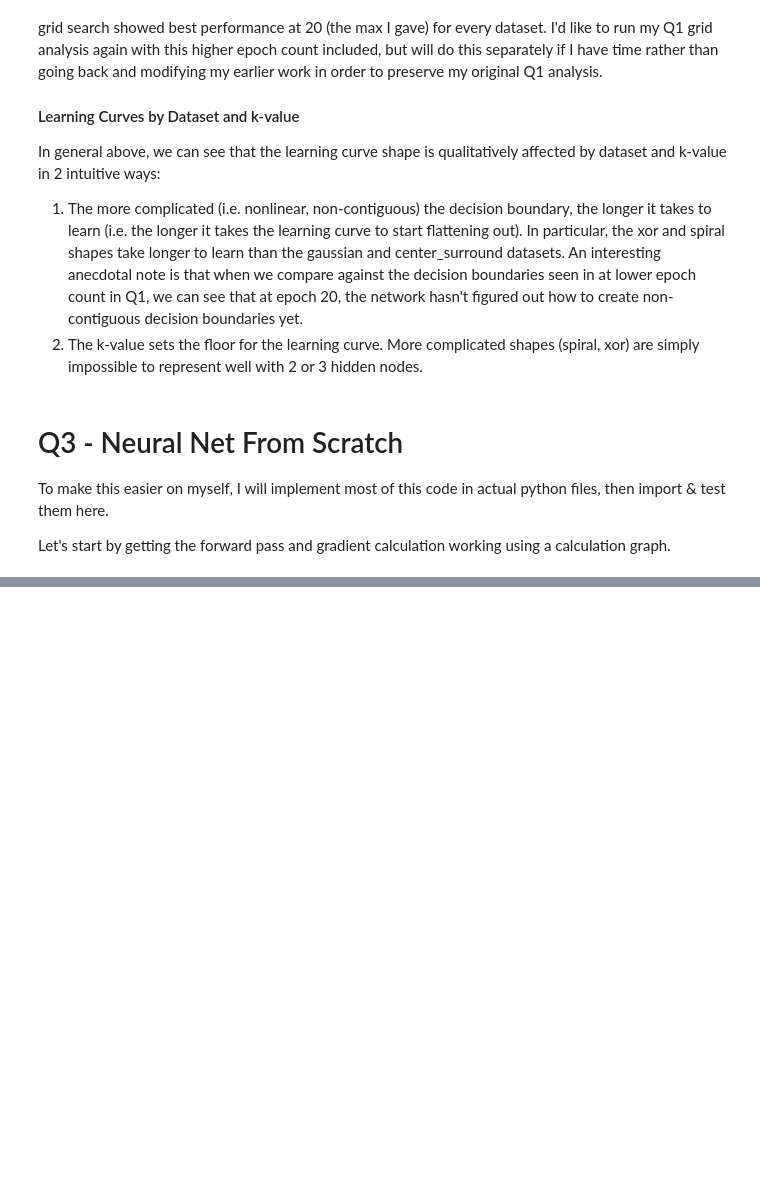
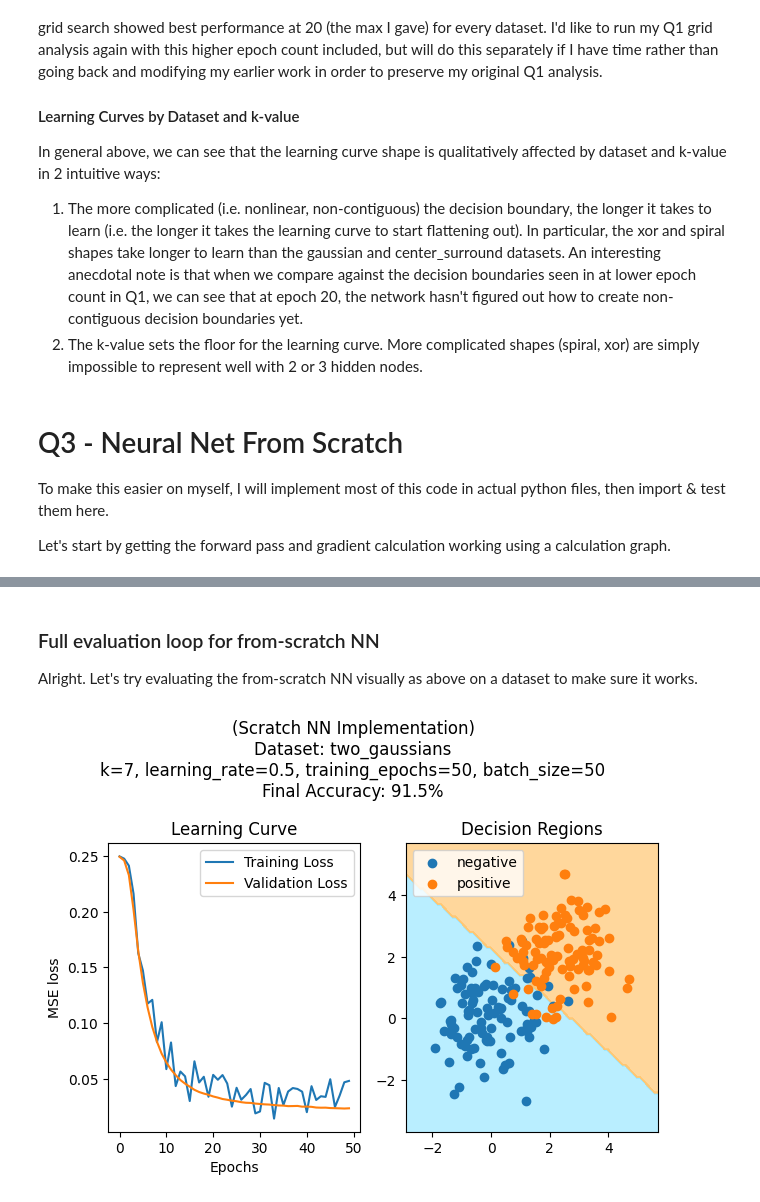
Before and after one commit to cwoodhayes/MSAI437_homework, a Jupyter notebook: cwh_hw1.ipynb, the cells around one changed output, grey strips where cells are left out. Cells and saved outputs as stored; diff of their text form; code cells hidden in the pictures; blank space fills up the shorter version.

```diff
--- a/cwh_hw1.ipynb
+++ b/cwh_hw1.ipynb
@@ -863,0 +715,37 @@ Difference: 0.000004
+# %% [markdown]
+### Full evaluation loop for from-scratch NN
+Alright. Let's try evaluating the from-scratch NN visually as above on a dataset to make sure it works.
+# %%
+import pandas as pd
+import numpy as np
+
+import scratch_nnet as snn
+import scratch_optimizer as sopt
+import runner
+
+# load two_gaussians datasets into runner-friendly format
+train_df = pd.read_csv("two_gaussians_train.csv")
+valid_df = pd.read_csv("two_gaussians_valid.csv")
+test_df = pd.read_csv("two_gaussians_test.csv")
+
+def to_xy(df: pd.DataFrame) -> tuple[np.ndarray, np.ndarray]:
+    X = df[["x1", "x2"]].to_numpy(dtype=np.float32)
+    y = df[["label"]].to_numpy(dtype=np.float32)
+    return X, y
+
+data = {
+    "train": to_xy(train_df),
+    "valid": to_xy(valid_df),
+    "test": to_xy(test_df),
+}
+
+# single hyperparameter setting for scratch model
+hparams = snn.ScratchMSENet.Hyperparams(k=7, learning_rate=0.5, training_epochs=50, batch_size=50)
+model = snn.ScratchMSENet(hparams)
+optimizer = sopt.SGD(model.parameters(), hparams.learning_rate)
+
+runner.eval_and_plot([
+    ("two_gaussians", data, model, optimizer)
+])
+# %% [output]
+[figure, added]
```
Also changed, not shown: parts of 12 cells of this notebook, 1 other file.
